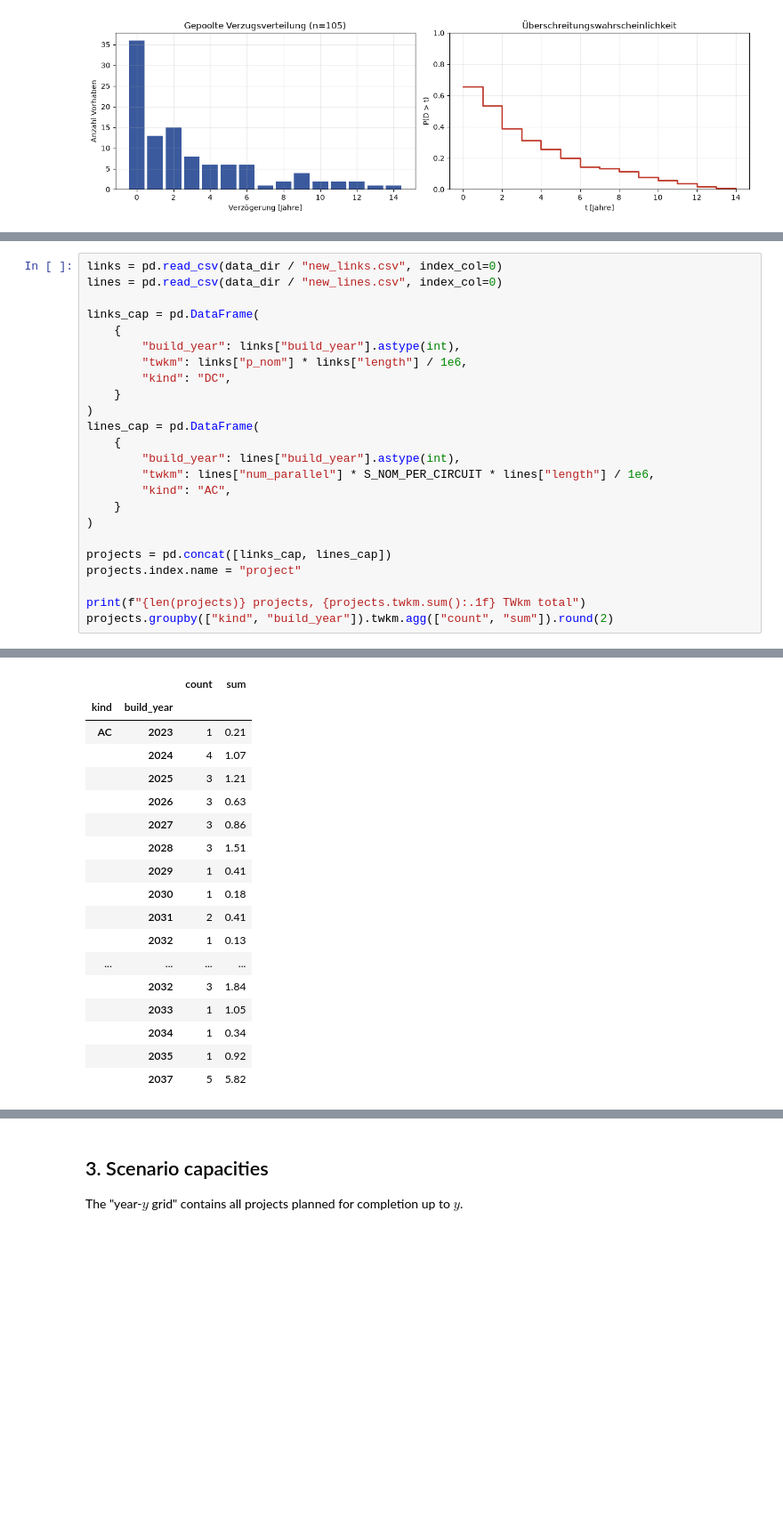
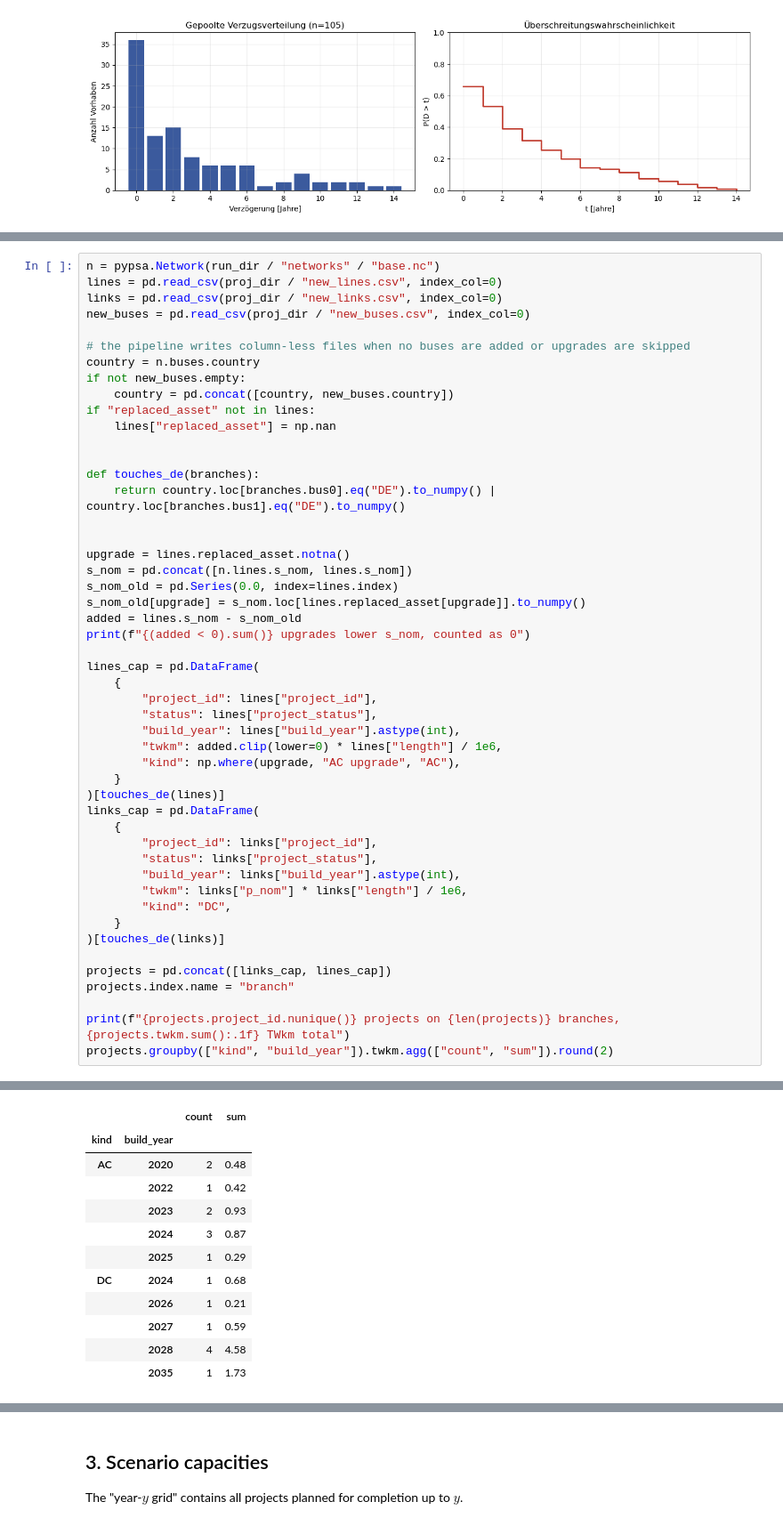
Before and after one commit to PyPSA/pypsa-de, a Jupyter notebook: notebooks/build_probabilites_from_delay_data.ipynb, the cells around one changed output, grey strips where cells are left out. Shown at 89% size. Cells and saved outputs as stored; diff of their text form; blank space fills up the shorter version.

```diff
--- a/notebooks/build_probabilites_from_delay_data.ipynb
+++ b/notebooks/build_probabilites_from_delay_data.ipynb
@@ -191,25 +293,50 @@ Capacity in TWkm: DC links use `p_nom * length`, AC lines use `num_parallel * S_
 # %%
-links = pd.read_csv(data_dir / "new_links.csv", index_col=0)
-lines = pd.read_csv(data_dir / "new_lines.csv", index_col=0)
+n = pypsa.Network(run_dir / "networks" / "base.nc")
+lines = pd.read_csv(proj_dir / "new_lines.csv", index_col=0)
+links = pd.read_csv(proj_dir / "new_links.csv", index_col=0)
+new_buses = pd.read_csv(proj_dir / "new_buses.csv", index_col=0)
 
+# the pipeline writes column-less files when no buses are added or upgrades are skipped
+country = n.buses.country
+if not new_buses.empty:
+    country = pd.concat([country, new_buses.country])
+if "replaced_asset" not in lines:
+    lines["replaced_asset"] = np.nan
+
+
+def touches_de(branches):
+    return country.loc[branches.bus0].eq("DE").to_numpy() | country.loc[branches.bus1].eq("DE").to_numpy()
+
+
+upgrade = lines.replaced_asset.notna()
+s_nom = pd.concat([n.lines.s_nom, lines.s_nom])
+s_nom_old = pd.Series(0.0, index=lines.index)
+s_nom_old[upgrade] = s_nom.loc[lines.replaced_asset[upgrade]].to_numpy()
+added = lines.s_nom - s_nom_old
+print(f"{(added < 0).sum()} upgrades lower s_nom, counted as 0")
+
+lines_cap = pd.DataFrame(
+    {
+        "project_id": lines["project_id"],
+        "status": lines["project_status"],
+        "build_year": lines["build_year"].astype(int),
+        "twkm": added.clip(lower=0) * lines["length"] / 1e6,
+        "kind": np.where(upgrade, "AC upgrade", "AC"),
+    }
+)[touches_de(lines)]
 links_cap = pd.DataFrame(
     {
+        "project_id": links["project_id"],
+        "status": links["project_status"],
         "build_year": links["build_year"].astype(int),
         "twkm": links["p_nom"] * links["length"] / 1e6,
         "kind": "DC",
     }
-)
-lines_cap = pd.DataFrame(
-    {
-        "build_year": lines["build_year"].astype(int),
-        "twkm": lines["num_parallel"] * S_NOM_PER_CIRCUIT * lines["length"] / 1e6,
-        "kind": "AC",
-    }
-)
+)[touches_de(links)]
 
 projects = pd.concat([links_cap, lines_cap])
-projects.index.name = "project"
+projects.index.name = "branch"
 
-print(f"{len(projects)} projects, {projects.twkm.sum():.1f} TWkm total")
+print(f"{projects.project_id.nunique()} projects on {len(projects)} branches, {projects.twkm.sum():.1f} TWkm total")
 projects.groupby(["kind", "build_year"]).twkm.agg(["count", "sum"]).round(2)
 # %% [output]
@@ -217,21 +347,15 @@ projects.groupby(["kind", "build_year"]).twkm.agg(["count", "sum"]).round(2)
 |  |  | count | sum |
 | kind | build_year |  |  |
-| AC | 2023 | 1 | 0.21 |
-|  | 2024 | 4 | 1.07 |
-|  | 2025 | 3 | 1.21 |
-|  | 2026 | 3 | 0.63 |
-|  | 2027 | 3 | 0.86 |
-|  | 2028 | 3 | 1.51 |
-|  | 2029 | 1 | 0.41 |
-|  | 2030 | 1 | 0.18 |
-|  | 2031 | 2 | 0.41 |
-|  | 2032 | 1 | 0.13 |
-| ... | ... | ... | ... |
-|  | 2032 | 3 | 1.84 |
-|  | 2033 | 1 | 1.05 |
-|  | 2034 | 1 | 0.34 |
-|  | 2035 | 1 | 0.92 |
-|  | 2037 | 5 | 5.82 |
+| AC | 2020 | 2 | 0.48 |
+|  | 2022 | 1 | 0.42 |
+|  | 2023 | 2 | 0.93 |
+|  | 2024 | 3 | 0.87 |
+|  | 2025 | 1 | 0.29 |
+| DC | 2024 | 1 | 0.68 |
+|  | 2026 | 1 | 0.21 |
+|  | 2027 | 1 | 0.59 |
+|  | 2028 | 4 | 4.58 |
+|  | 2035 | 1 | 1.73 |
 # %%
 baseline = projects[projects.build_year <= BASE_YEAR]
 stochastic = projects[
```
Also changed, not shown: parts of 15 cells of this notebook, 14 other files.
